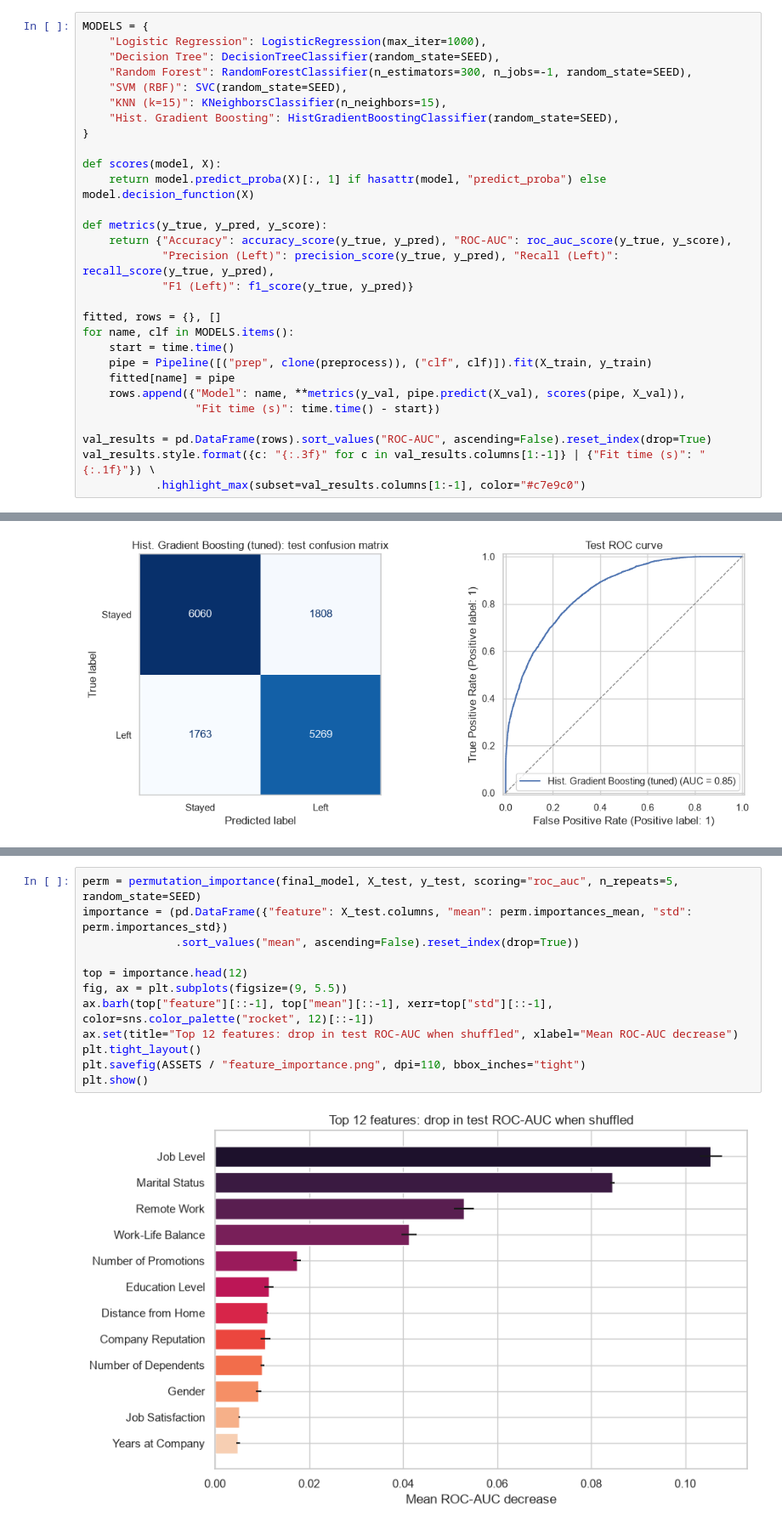
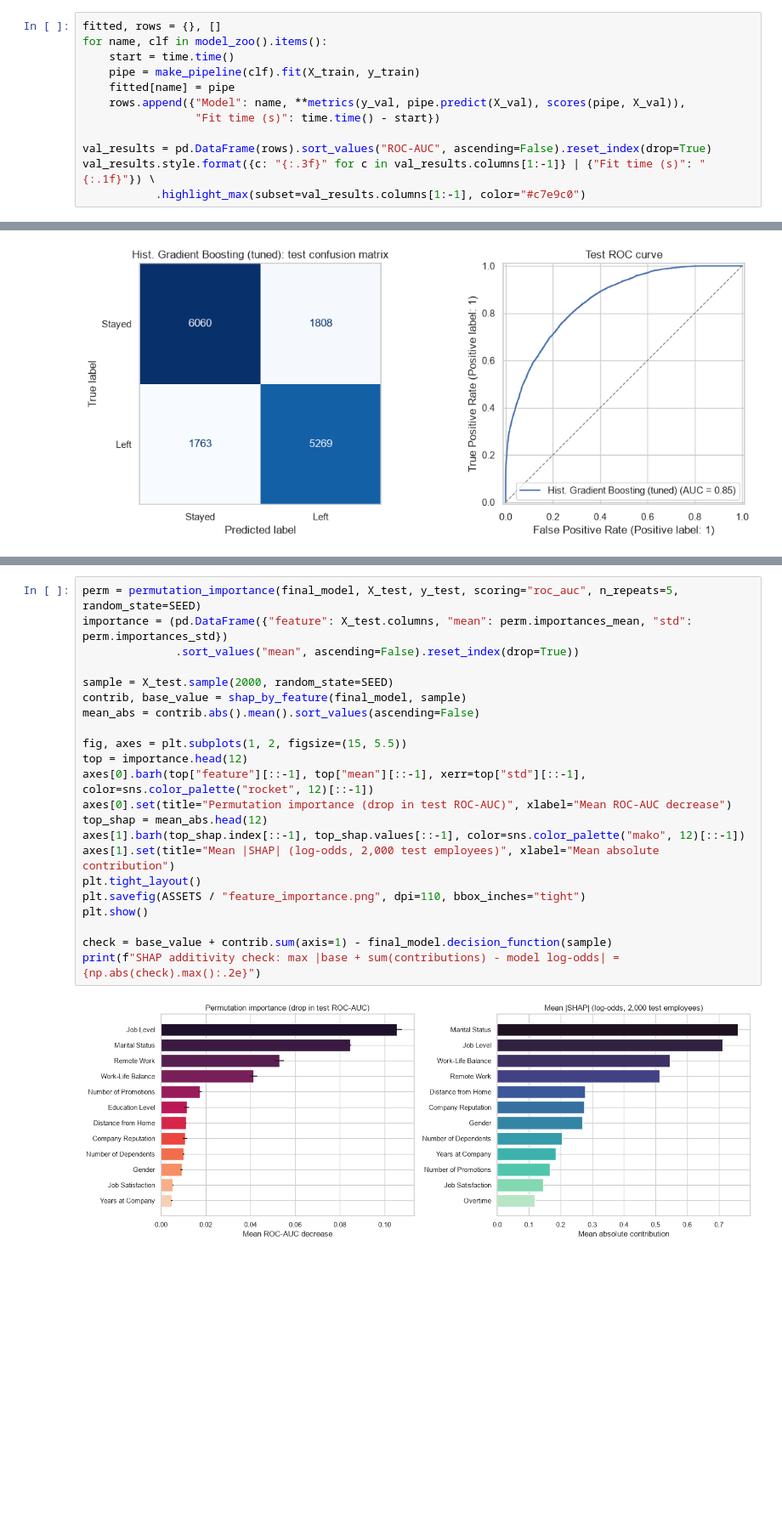
Before and after one commit to RachitSethi2455/employee-attrition-prediction, a Jupyter notebook: employee_attrition_classification.ipynb, the cells around one changed output, grey strips where cells are left out. Shown at 85% size. Cells and saved outputs as stored; diff of their text form; blank space fills up the shorter version.

```diff
--- a/employee_attrition_classification.ipynb
+++ b/employee_attrition_classification.ipynb
@@ -175,27 +163,10 @@ encoded feature count: 28
 
 Each model is fit on the training split and scored on the validation split, which is used for model selection. The test set is not touched until section 7.
 # %%
-MODELS = {
-    "Logistic Regression": LogisticRegression(max_iter=1000),
-    "Decision Tree": DecisionTreeClassifier(random_state=SEED),
-    "Random Forest": RandomForestClassifier(n_estimators=300, n_jobs=-1, random_state=SEED),
-    "SVM (RBF)": SVC(random_state=SEED),
-    "KNN (k=15)": KNeighborsClassifier(n_neighbors=15),
-    "Hist. Gradient Boosting": HistGradientBoostingClassifier(random_state=SEED),
-}
-
-def scores(model, X):
-    return model.predict_proba(X)[:, 1] if hasattr(model, "predict_proba") else model.decision_function(X)
-
-def metrics(y_true, y_pred, y_score):
-    return {"Accuracy": accuracy_score(y_true, y_pred), "ROC-AUC": roc_auc_score(y_true, y_score),
-            "Precision (Left)": precision_score(y_true, y_pred), "Recall (Left)": recall_score(y_true, y_pred),
-            "F1 (Left)": f1_score(y_true, y_pred)}
-
 fitted, rows = {}, []
-for name, clf in MODELS.items():
+for name, clf in model_zoo().items():
     start = time.time()
-    pipe = Pipeline([("prep", clone(preprocess)), ("clf", clf)]).fit(X_train, y_train)
+    pipe = make_pipeline(clf).fit(X_train, y_train)
     fitted[name] = pipe
     rows.append({"Model": name, **metrics(y_val, pipe.predict(X_val), scores(pipe, X_val)),
                  "Fit time (s)": time.time() - start})
@@ -326,14 +340,24 @@ Permutation importance measures how much test ROC-AUC drops when one feature's v
 # %%
 perm = permutation_importance(final_model, X_test, y_test, scoring="roc_auc", n_repeats=5, random_state=SEED)
 importance = (pd.DataFrame({"feature": X_test.columns, "mean": perm.importances_mean, "std": perm.importances_std})
               .sort_values("mean", ascending=False).reset_index(drop=True))
 
+sample = X_test.sample(2000, random_state=SEED)
+contrib, base_value = shap_by_feature(final_model, sample)
+mean_abs = contrib.abs().mean().sort_values(ascending=False)
+
+fig, axes = plt.subplots(1, 2, figsize=(15, 5.5))
 top = importance.head(12)
-fig, ax = plt.subplots(figsize=(9, 5.5))
-ax.barh(top["feature"][::-1], top["mean"][::-1], xerr=top["std"][::-1], color=sns.color_palette("rocket", 12)[::-1])
-ax.set(title="Top 12 features: drop in test ROC-AUC when shuffled", xlabel="Mean ROC-AUC decrease")
+axes[0].barh(top["feature"][::-1], top["mean"][::-1], xerr=top["std"][::-1], color=sns.color_palette("rocket", 12)[::-1])
+axes[0].set(title="Permutation importance (drop in test ROC-AUC)", xlabel="Mean ROC-AUC decrease")
+top_shap = mean_abs.head(12)
+axes[1].barh(top_shap.index[::-1], top_shap.values[::-1], color=sns.color_palette("mako", 12)[::-1])
+axes[1].set(title="Mean |SHAP| (log-odds, 2,000 test employees)", xlabel="Mean absolute contribution")
 plt.tight_layout()
 plt.savefig(ASSETS / "feature_importance.png", dpi=110, bbox_inches="tight")
 plt.show()
+
+check = base_value + contrib.sum(axis=1) - final_model.decision_function(sample)
+print(f"SHAP additivity check: max |base + sum(contributions) - model log-odds| = {np.abs(check).max():.2e}")
 # %% [output]
-[figure, old version]
+[figure, new version]
```
Also changed, not shown: parts of 30 cells of this notebook, 16 other files.
